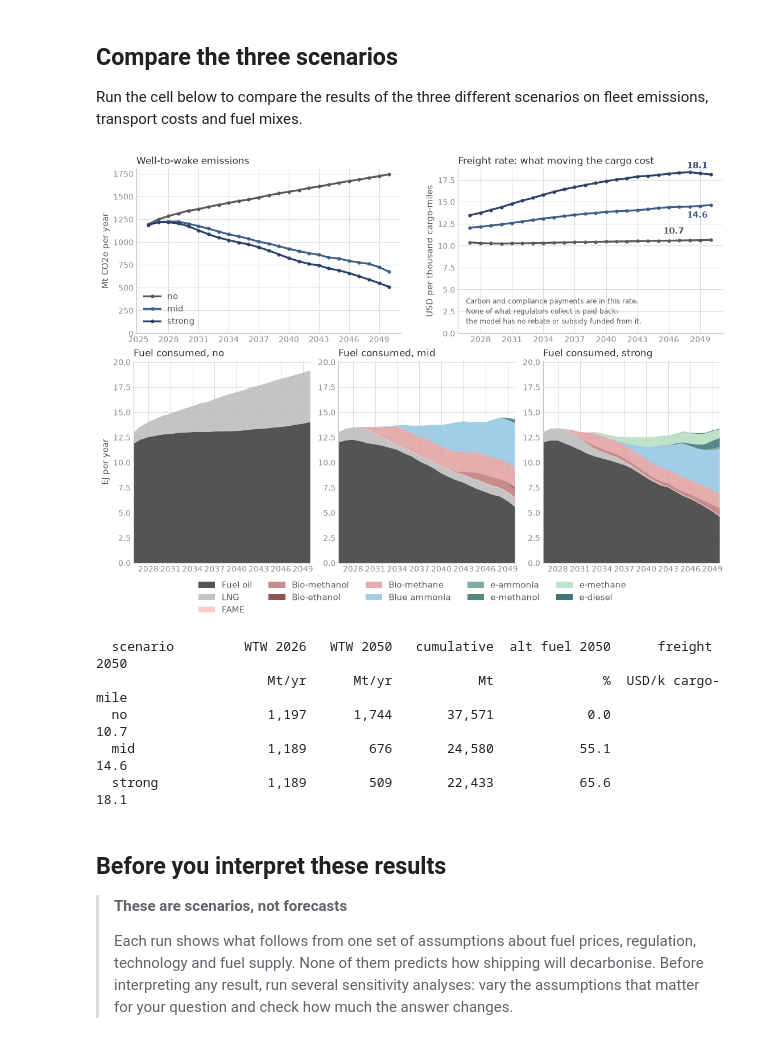
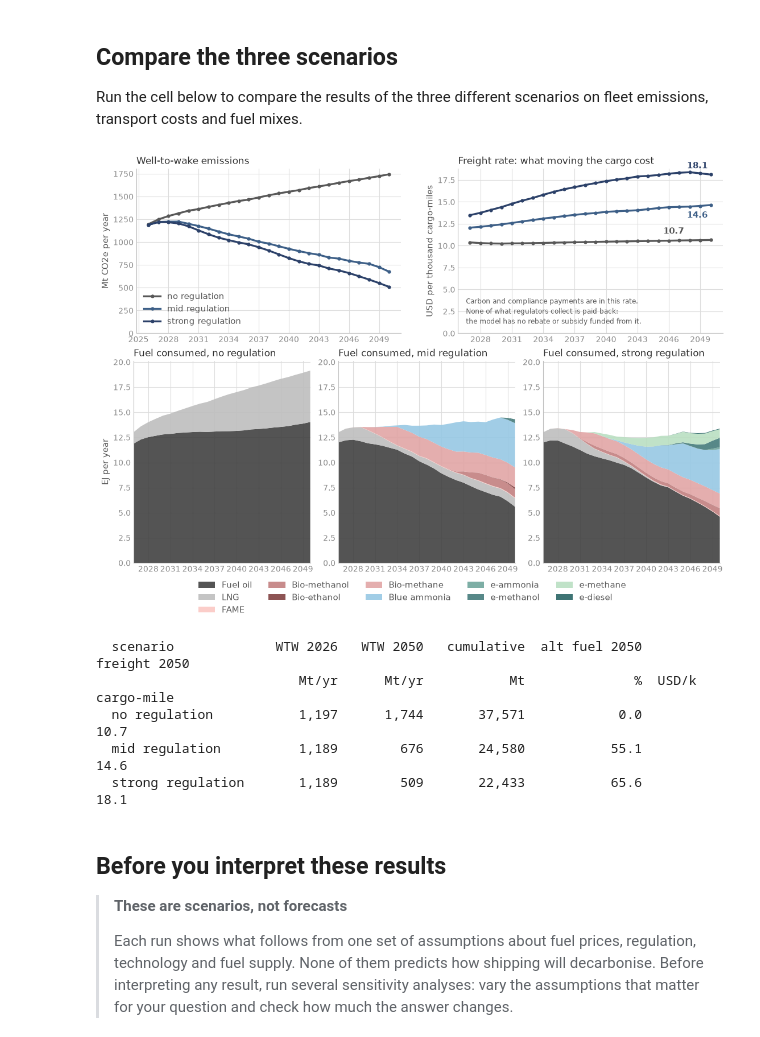
Before and after one commit to zerocarbonshipping/navigate-zcs, a Jupyter notebook: docs/workshop/04-run-our-reference-scenarios.ipynb, the cells around one changed output. Saved outputs shown, nothing was run; the diff lists cells and outputs as text; code cells hidden in the pictures.

```diff
--- a/docs/workshop/04-run-our-reference-scenarios.ipynb
+++ b/docs/workshop/04-run-our-reference-scenarios.ipynb
@@ -412,7 +412,7 @@ from matplotlib.ticker import MaxNLocator
 # scenario: a run that solved but did not export its PNGs still has one of these.
 COMPARE = ["basecase_no_regulation", "basecase_mid_regulation",
            "basecase_strong_regulation"]
-SHORT = {s: s.replace("basecase_", "").replace("_regulation", "") for s in COMPARE}
+SHORT = {s: s.replace("basecase_", "").replace("_", " ") for s in COMPARE}   # "no regulation"
 FOSSIL = {"fossil_fuel_oil", "liquefied_natural_gas"}
 
 
@@ -538,42 +538,42 @@ for ax, s in zip(mix_axes, order):
     stack = [cases[s]["by_year"].get(f, np.zeros(len(cases[s]["years"])))
              for f in fuels]
     ax.stackplot(cases[s]["years"], *stack, colors=[fuel_colour(f) for f in fuels],
                  labels=[fuel_label(f) for f in fuels], linewidth=0, alpha=.9)
     ax.set_title(f"Fuel consumed, {SHORT[s]}", fontsize=TITLE, color=INK, loc="left")
     ax.margins(x=0)
 mix_axes[0].set_ylabel("EJ per year", fontsize=LABEL, color=SUBINK)
 fig.legend(*mix_axes[0].get_legend_handles_labels(), fontsize=LABEL,
            frameon=False, labelcolor=SUBINK, ncol=min(len(fuels), 5),
            loc="outside lower center")
 
 for ax in (axE, axC, *mix_axes):
     ax.xaxis.set_major_locator(MaxNLocator(integer=True))
     ax.grid(color=GRID, lw=.8)
     ax.set_axisbelow(True)
     ax.tick_params(colors=TICK, labelsize=TICK_SIZE, length=0)
     for side in ("top", "right"):
         ax.spines[side].set_visible(False)
     for side in ("left", "bottom"):
         ax.spines[side].set_color(AXIS)
 
 plt.show()
 
-print(f"  {'scenario':14} {'WTW 2026':>10} {'WTW 2050':>10} {'cumulative':>12} "
+print(f"  {'scenario':18} {'WTW 2026':>10} {'WTW 2050':>10} {'cumulative':>12} "
       f"{'alt fuel 2050':>14} {'freight 2050':>17}")
-print(f"  {'':14} {'Mt/yr':>10} {'Mt/yr':>10} {'Mt':>12} {'%':>14} "
+print(f"  {'':18} {'Mt/yr':>10} {'Mt/yr':>10} {'Mt':>12} {'%':>14} "
       f"{'USD/k cargo-mile':>17}")
 for s in order:
     _c = cases[s]
-    print(f"  {SHORT[s]:14} {_c['wtw'][0]:10,.0f} {_c['wtw'][-1]:10,.0f} "
+    print(f"  {SHORT[s]:18} {_c['wtw'][0]:10,.0f} {_c['wtw'][-1]:10,.0f} "
           f"{_c['wtw'].sum():12,.0f} {_c['alt_last']:14.1f} "
           f"{_c['freight'][-1]:17,.1f}")
 # %% [output]
-[figure, old version]
+[figure, new version]
-  scenario         WTW 2026   WTW 2050   cumulative  alt fuel 2050      freight 2050
-                      Mt/yr      Mt/yr           Mt              %  USD/k cargo-mile
-  no                  1,197      1,744       37,571            0.0              10.7
-  mid                 1,189        676       24,580           55.1              14.6
-  strong              1,189        509       22,433           65.6              18.1
+  scenario             WTW 2026   WTW 2050   cumulative  alt fuel 2050      freight 2050
+                          Mt/yr      Mt/yr           Mt              %  USD/k cargo-mile
+  no regulation           1,197      1,744       37,571            0.0              10.7
+  mid regulation          1,189        676       24,580           55.1              14.6
+  strong regulation       1,189        509       22,433           65.6              18.1
 # %% [markdown]
 ## Before you interpret these results
 
```
Also changed, not shown: 7 other files.
